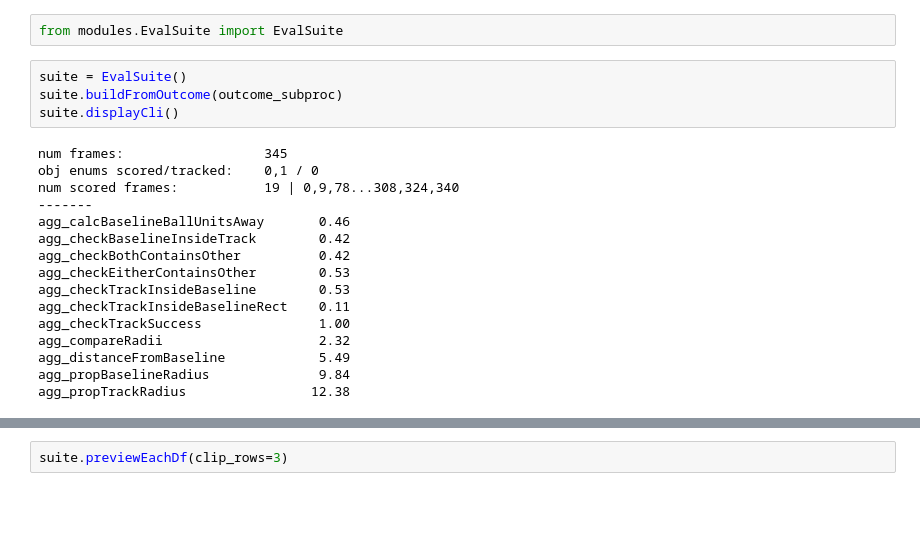
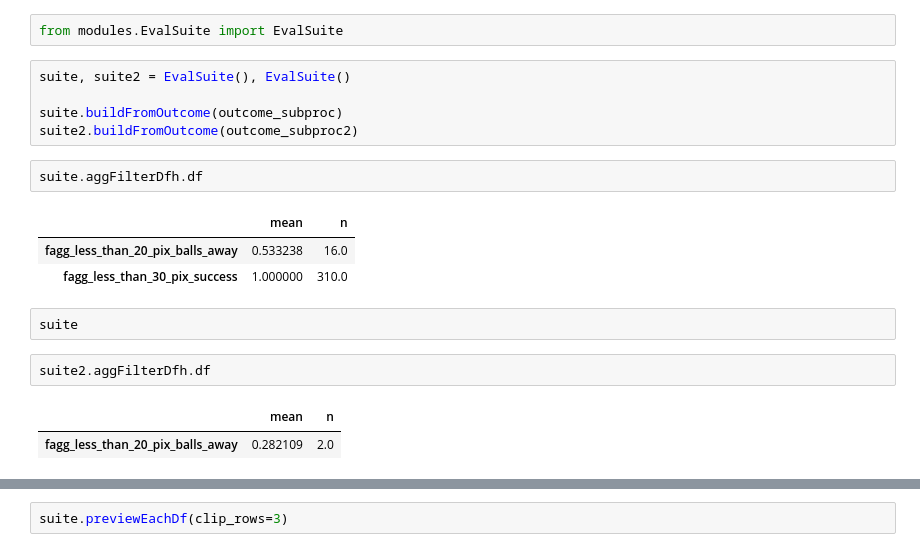
Before and after one commit to sutt/ppd, a Jupyter notebook: books/eval-module-5.ipynb, the cells around one changed output, grey strips where cells are left out. Cells and saved outputs as stored; diff of their text form; blank space fills up the shorter version.

```diff
--- a/books/eval-module-5.ipynb
+++ b/books/eval-module-5.ipynb
@@ -62,22 +97,20 @@ subproc time: 8.059
 # %%
 from modules.EvalSuite import EvalSuite
 # %%
-suite = EvalSuite()
+suite, suite2 = EvalSuite(), EvalSuite()
+
 suite.buildFromOutcome(outcome_subproc)
-suite.displayCli()
+suite2.buildFromOutcome(outcome_subproc2)
-# %% [output]
-num frames:                  345
-obj enums scored/tracked:    0,1 / 0
-num scored frames:           19 | 0,9,78...308,324,340
--------
-agg_calcBaselineBallUnitsAway       0.46
-agg_checkBaselineInsideTrack        0.42
-agg_checkBothContainsOther          0.42
-agg_checkEitherContainsOther        0.53
-agg_checkTrackInsideBaseline        0.53
-agg_checkTrackInsideBaselineRect    0.11
-agg_checkTrackSuccess               1.00
-agg_compareRadii                    2.32
-agg_distanceFromBaseline            5.49
-agg_propBaselineRadius              9.84
-agg_propTrackRadius                12.38
+# %%
+suite.aggFilterDfh.df
+# %% [output]
+|  | mean | n |
+| fagg_less_than_20_pix_balls_away | 0.533238 | 16.0 |
+| fagg_less_than_30_pix_success | 1.000000 | 310.0 |
+# %%
+suite
+# %%
+suite2.aggFilterDfh.df
+# %% [output]
+|  | mean | n |
+| fagg_less_than_20_pix_balls_away | 0.282109 | 2.0 |
```
Also changed, not shown: parts of 8 cells of this notebook, 4 other files.
